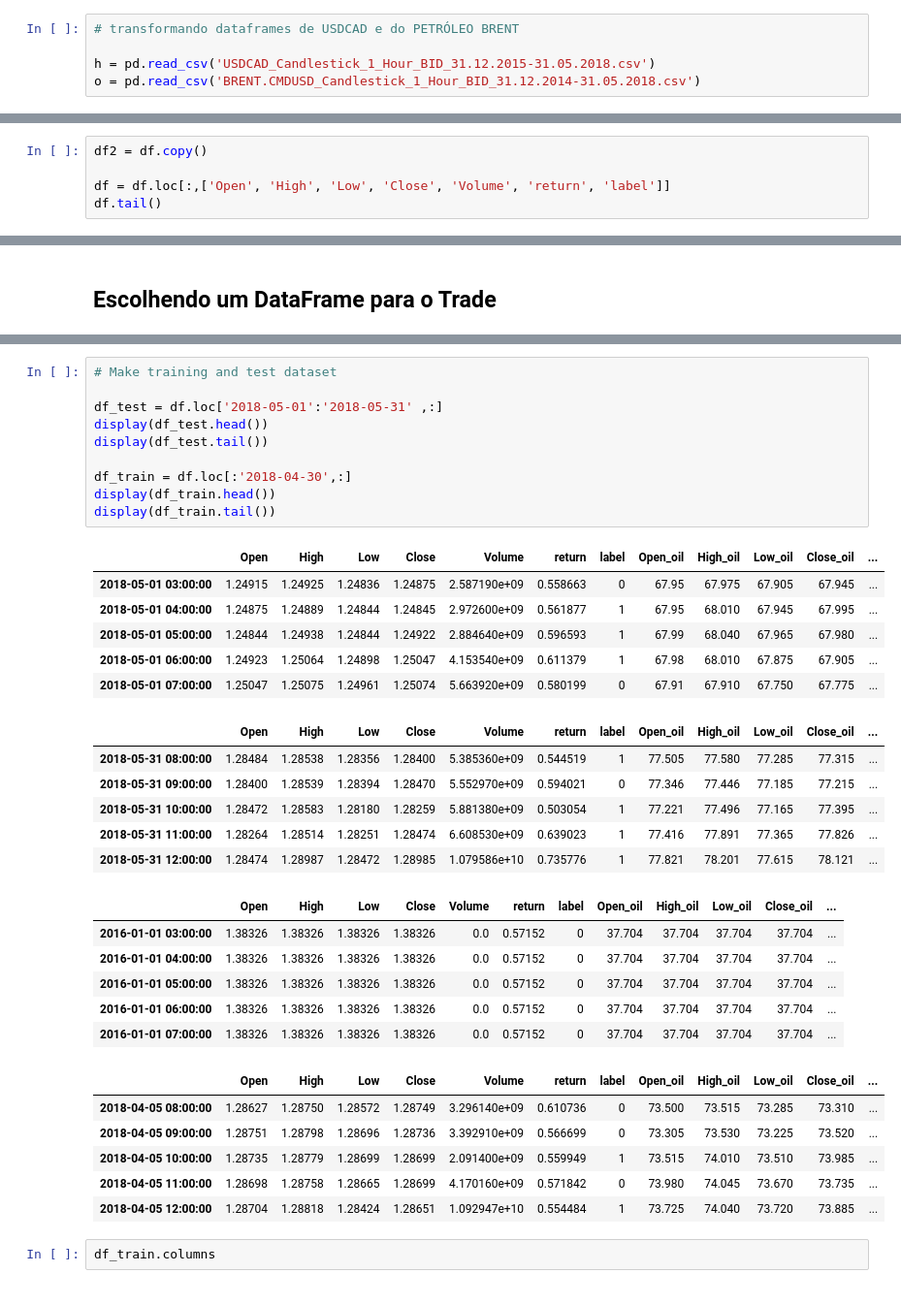
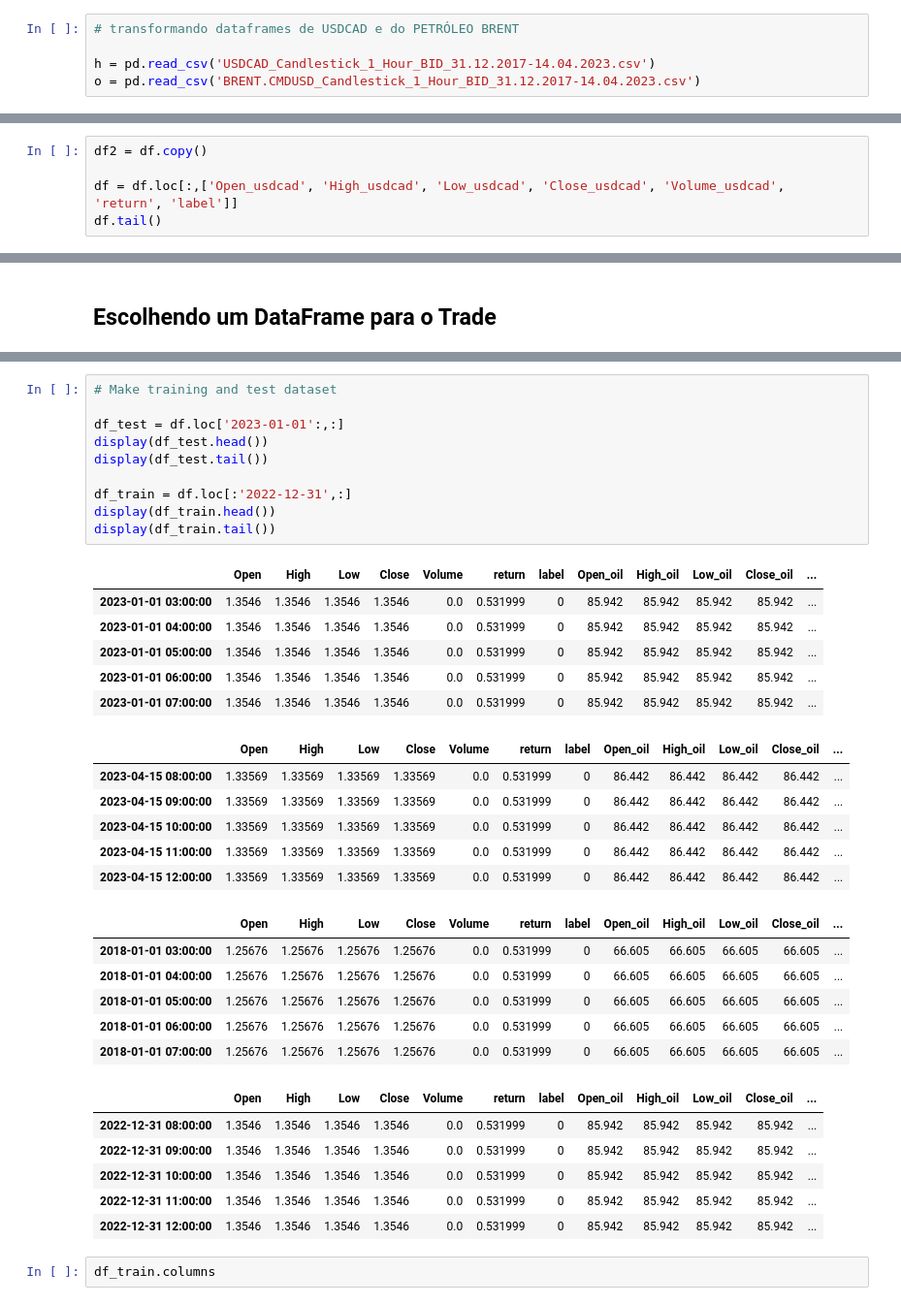
Before and after one commit to akashj-creator/BinaryOptionsXGB, a Jupyter notebook: Predict Future Price - Binary Option of USDCAD - V6.ipynb, the cells around one changed output, grey strips where cells are left out. Shown: that part at 97% size. Saved outputs shown, nothing was run; the diff lists cells and outputs as text.

```diff
--- a/Predict Future Price - Binary Option of USDCAD - V6.ipynb
+++ b/Predict Future Price - Binary Option of USDCAD - V6.ipynb
@@ -17,8 +17,8 @@ from sklearn.model_selection import cross_val_score
 # %%
 # transformando dataframes de USDCAD e do PETRÓLEO BRENT
 
-h = pd.read_csv('USDCAD_Candlestick_1_Hour_BID_31.12.2015-31.05.2018.csv')
-o = pd.read_csv('BRENT.CMDUSD_Candlestick_1_Hour_BID_31.12.2014-31.05.2018.csv')
+h = pd.read_csv('USDCAD_Candlestick_1_Hour_BID_31.12.2017-14.04.2023.csv')
+o = pd.read_csv('BRENT.CMDUSD_Candlestick_1_Hour_BID_31.12.2017-14.04.2023.csv')
 # %%
 # Put USD/CAD hour data into Pandas Dataframe
 
@@ -224,7 +224,7 @@ df.tail()
 # %%
 df2 = df.copy()
 
-df = df.loc[:,['Open', 'High', 'Low', 'Close', 'Volume', 'return', 'label']]
+df = df.loc[:,['Open_usdcad', 'High_usdcad', 'Low_usdcad', 'Close_usdcad', 'Volume_usdcad', 'return', 'label']]
 df.tail()
 # %% [output]
 |  | Open | High | Low | Close | Volume | return | label |
@@ -335,38 +335,38 @@ df.head(10)
 # %%
 # Make training and test dataset
 
-df_test = df.loc['2018-05-01':'2018-05-31' ,:]
+df_test = df.loc['2023-01-01':,:]
 display(df_test.head())
 display(df_test.tail())
 
-df_train = df.loc[:'2018-04-30',:]
+df_train = df.loc[:'2022-12-31',:]
 display(df_train.head())
 display(df_train.tail())
 # %% [output]
 |  | Open | High | Low | Close | Volume | return | label | Open_oil | High_oil | Low_oil | Close_oil | ... |
-| 2018-05-01 03:00:00 | 1.24915 | 1.24925 | 1.24836 | 1.24875 | 2.587190e+09 | 0.558663 | 0 | 67.95 | 67.975 | 67.905 | 67.945 | ... |
-| 2018-05-01 04:00:00 | 1.24875 | 1.24889 | 1.24844 | 1.24845 | 2.972600e+09 | 0.561877 | 1 | 67.95 | 68.010 | 67.945 | 67.995 | ... |
-| 2018-05-01 05:00:00 | 1.24844 | 1.24938 | 1.24844 | 1.24922 | 2.884640e+09 | 0.596593 | 1 | 67.99 | 68.040 | 67.965 | 67.980 | ... |
-| 2018-05-01 06:00:00 | 1.24923 | 1.25064 | 1.24898 | 1.25047 | 4.153540e+09 | 0.611379 | 1 | 67.98 | 68.010 | 67.875 | 67.905 | ... |
-| 2018-05-01 07:00:00 | 1.25047 | 1.25075 | 1.24961 | 1.25074 | 5.663920e+09 | 0.580199 | 0 | 67.91 | 67.910 | 67.750 | 67.775 | ... |
+| 2023-01-01 03:00:00 | 1.3546 | 1.3546 | 1.3546 | 1.3546 | 0.0 | 0.531999 | 0 | 85.942 | 85.942 | 85.942 | 85.942 | ... |
+| 2023-01-01 04:00:00 | 1.3546 | 1.3546 | 1.3546 | 1.3546 | 0.0 | 0.531999 | 0 | 85.942 | 85.942 | 85.942 | 85.942 | ... |
+| 2023-01-01 05:00:00 | 1.3546 | 1.3546 | 1.3546 | 1.3546 | 0.0 | 0.531999 | 0 | 85.942 | 85.942 | 85.942 | 85.942 | ... |
+| 2023-01-01 06:00:00 | 1.3546 | 1.3546 | 1.3546 | 1.3546 | 0.0 | 0.531999 | 0 | 85.942 | 85.942 | 85.942 | 85.942 | ... |
+| 2023-01-01 07:00:00 | 1.3546 | 1.3546 | 1.3546 | 1.3546 | 0.0 | 0.531999 | 0 | 85.942 | 85.942 | 85.942 | 85.942 | ... |
 |  | Open | High | Low | Close | Volume | return | label | Open_oil | High_oil | Low_oil | Close_oil | ... |
-| 2018-05-31 08:00:00 | 1.28484 | 1.28538 | 1.28356 | 1.28400 | 5.385360e+09 | 0.544519 | 1 | 77.505 | 77.580 | 77.285 | 77.315 | ... |
-| 2018-05-31 09:00:00 | 1.28400 | 1.28539 | 1.28394 | 1.28470 | 5.552970e+09 | 0.594021 | 0 | 77.346 | 77.446 | 77.185 | 77.215 | ... |
-| 2018-05-31 10:00:00 | 1.28472 | 1.28583 | 1.28180 | 1.28259 | 5.881380e+09 | 0.503054 | 1 | 77.221 | 77.496 | 77.165 | 77.395 | ... |
-| 2018-05-31 11:00:00 | 1.28264 | 1.28514 | 1.28251 | 1.28474 | 6.608530e+09 | 0.639023 | 1 | 77.416 | 77.891 | 77.365 | 77.826 | ... |
-| 2018-05-31 12:00:00 | 1.28474 | 1.28987 | 1.28472 | 1.28985 | 1.079586e+10 | 0.735776 | 1 | 77.821 | 78.201 | 77.615 | 78.121 | ... |
+| 2023-04-15 08:00:00 | 1.33569 | 1.33569 | 1.33569 | 1.33569 | 0.0 | 0.531999 | 0 | 86.442 | 86.442 | 86.442 | 86.442 | ... |
+| 2023-04-15 09:00:00 | 1.33569 | 1.33569 | 1.33569 | 1.33569 | 0.0 | 0.531999 | 0 | 86.442 | 86.442 | 86.442 | 86.442 | ... |
+| 2023-04-15 10:00:00 | 1.33569 | 1.33569 | 1.33569 | 1.33569 | 0.0 | 0.531999 | 0 | 86.442 | 86.442 | 86.442 | 86.442 | ... |
+| 2023-04-15 11:00:00 | 1.33569 | 1.33569 | 1.33569 | 1.33569 | 0.0 | 0.531999 | 0 | 86.442 | 86.442 | 86.442 | 86.442 | ... |
+| 2023-04-15 12:00:00 | 1.33569 | 1.33569 | 1.33569 | 1.33569 | 0.0 | 0.531999 | 0 | 86.442 | 86.442 | 86.442 | 86.442 | ... |
 |  | Open | High | Low | Close | Volume | return | label | Open_oil | High_oil | Low_oil | Close_oil | ... |
-| 2016-01-01 03:00:00 | 1.38326 | 1.38326 | 1.38326 | 1.38326 | 0.0 | 0.57152 | 0 | 37.704 | 37.704 | 37.704 | 37.704 | ... |
-| 2016-01-01 04:00:00 | 1.38326 | 1.38326 | 1.38326 | 1.38326 | 0.0 | 0.57152 | 0 | 37.704 | 37.704 | 37.704 | 37.704 | ... |
-| 2016-01-01 05:00:00 | 1.38326 | 1.38326 | 1.38326 | 1.38326 | 0.0 | 0.57152 | 0 | 37.704 | 37.704 | 37.704 | 37.704 | ... |
-| 2016-01-01 06:00:00 | 1.38326 | 1.38326 | 1.38326 | 1.38326 | 0.0 | 0.57152 | 0 | 37.704 | 37.704 | 37.704 | 37.704 | ... |
-| 2016-01-01 07:00:00 | 1.38326 | 1.38326 | 1.38326 | 1.38326 | 0.0 | 0.57152 | 0 | 37.704 | 37.704 | 37.704 | 37.704 | ... |
+| 2018-01-01 03:00:00 | 1.25676 | 1.25676 | 1.25676 | 1.25676 | 0.0 | 0.531999 | 0 | 66.605 | 66.605 | 66.605 | 66.605 | ... |
+| 2018-01-01 04:00:00 | 1.25676 | 1.25676 | 1.25676 | 1.25676 | 0.0 | 0.531999 | 0 | 66.605 | 66.605 | 66.605 | 66.605 | ... |
+| 2018-01-01 05:00:00 | 1.25676 | 1.25676 | 1.25676 | 1.25676 | 0.0 | 0.531999 | 0 | 66.605 | 66.605 | 66.605 | 66.605 | ... |
+| 2018-01-01 06:00:00 | 1.25676 | 1.25676 | 1.25676 | 1.25676 | 0.0 | 0.531999 | 0 | 66.605 | 66.605 | 66.605 | 66.605 | ... |
+| 2018-01-01 07:00:00 | 1.25676 | 1.25676 | 1.25676 | 1.25676 | 0.0 | 0.531999 | 0 | 66.605 | 66.605 | 66.605 | 66.605 | ... |
 |  | Open | High | Low | Close | Volume | return | label | Open_oil | High_oil | Low_oil | Close_oil | ... |
-| 2018-04-05 08:00:00 | 1.28627 | 1.28750 | 1.28572 | 1.28749 | 3.296140e+09 | 0.610736 | 0 | 73.500 | 73.515 | 73.285 | 73.310 | ... |
-| 2018-04-05 09:00:00 | 1.28751 | 1.28798 | 1.28696 | 1.28736 | 3.392910e+09 | 0.566699 | 0 | 73.305 | 73.530 | 73.225 | 73.520 | ... |
-| 2018-04-05 10:00:00 | 1.28735 | 1.28779 | 1.28699 | 1.28699 | 2.091400e+09 | 0.559949 | 1 | 73.515 | 74.010 | 73.510 | 73.985 | ... |
-| 2018-04-05 11:00:00 | 1.28698 | 1.28758 | 1.28665 | 1.28699 | 4.170160e+09 | 0.571842 | 0 | 73.980 | 74.045 | 73.670 | 73.735 | ... |
-| 2018-04-05 12:00:00 | 1.28704 | 1.28818 | 1.28424 | 1.28651 | 1.092947e+10 | 0.554484 | 1 | 73.725 | 74.040 | 73.720 | 73.885 | ... |
+| 2022-12-31 08:00:00 | 1.3546 | 1.3546 | 1.3546 | 1.3546 | 0.0 | 0.531999 | 0 | 85.942 | 85.942 | 85.942 | 85.942 | ... |
+| 2022-12-31 09:00:00 | 1.3546 | 1.3546 | 1.3546 | 1.3546 | 0.0 | 0.531999 | 0 | 85.942 | 85.942 | 85.942 | 85.942 | ... |
+| 2022-12-31 10:00:00 | 1.3546 | 1.3546 | 1.3546 | 1.3546 | 0.0 | 0.531999 | 0 | 85.942 | 85.942 | 85.942 | 85.942 | ... |
+| 2022-12-31 11:00:00 | 1.3546 | 1.3546 | 1.3546 | 1.3546 | 0.0 | 0.531999 | 0 | 85.942 | 85.942 | 85.942 | 85.942 | ... |
+| 2022-12-31 12:00:00 | 1.3546 | 1.3546 | 1.3546 | 1.3546 | 0.0 | 0.531999 | 0 | 85.942 | 85.942 | 85.942 | 85.942 | ... |
 # %%
 df_train.columns
 # %% [output]
```
Also changed, not shown: parts of 29 cells of this notebook, 5 other files.
